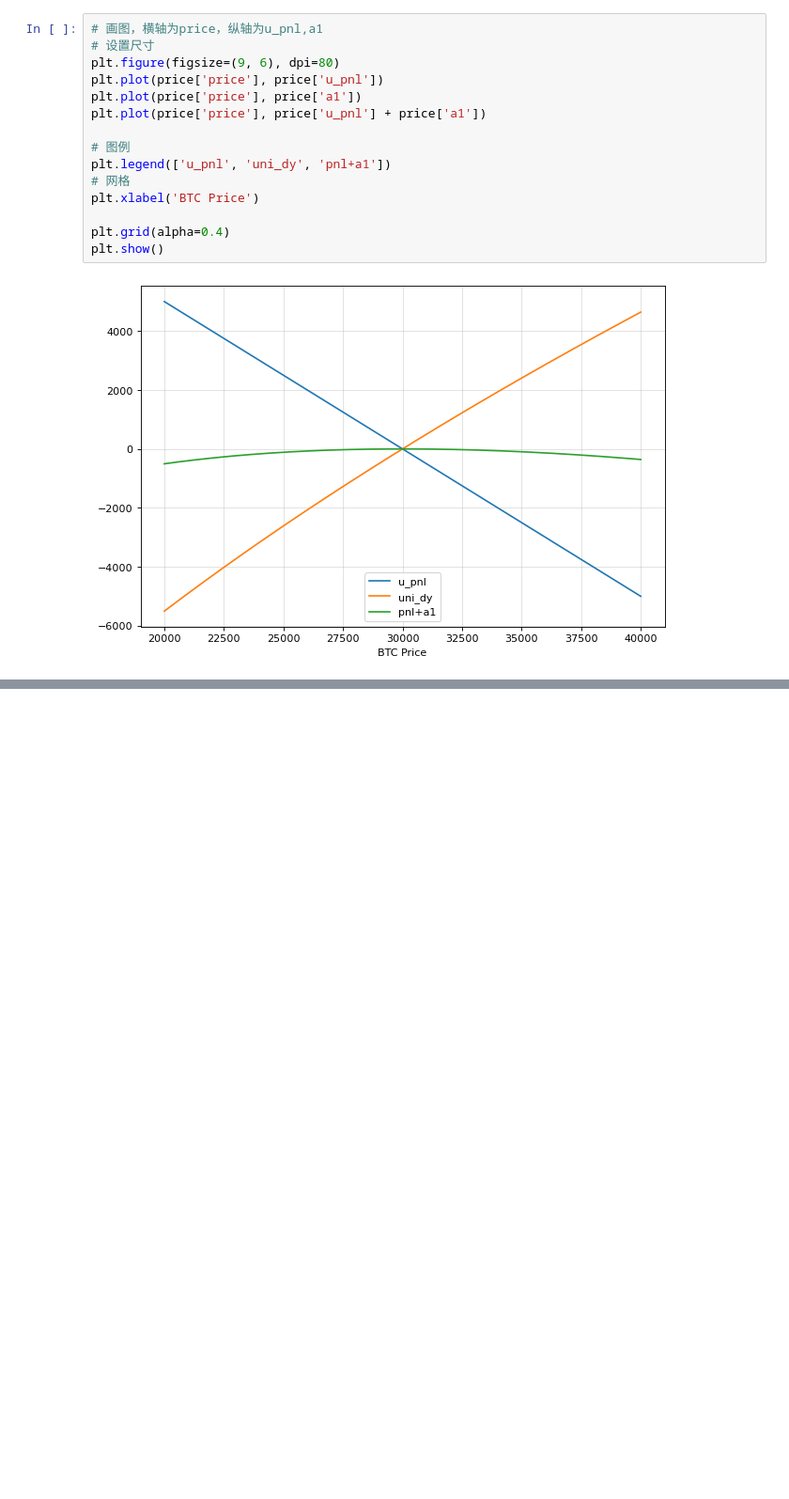
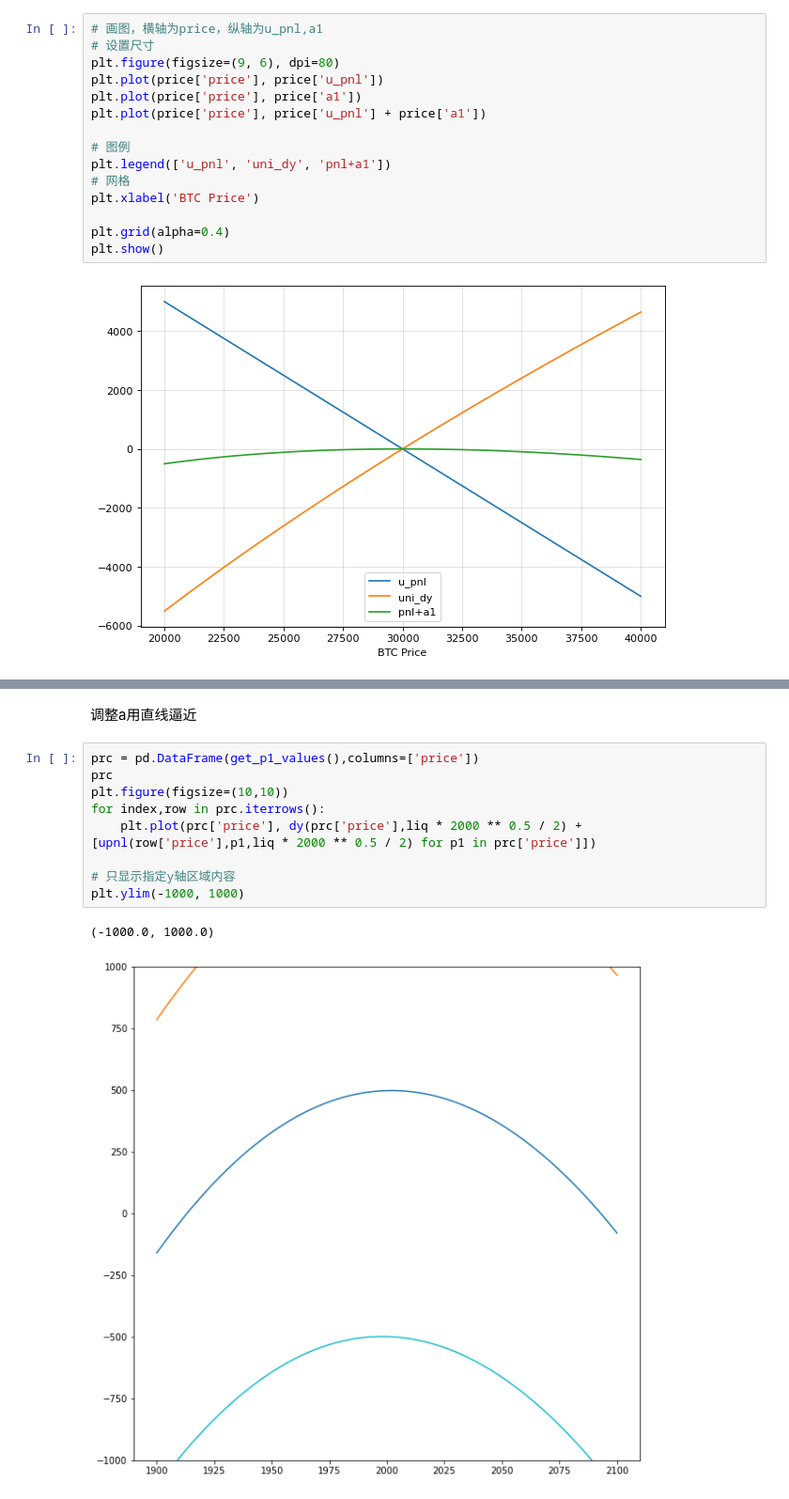
Before and after one commit to hanksong/hft_intern, a Jupyter notebook: 模拟Uni+永续.ipynb, the cells around one changed output, grey strips where cells are left out. Shown at 94% size. Saved outputs shown, nothing was run; the diff lists cells and outputs as text; blank space fills up the shorter version.

```diff
--- a/模拟Uni+永续.ipynb
+++ b/模拟Uni+永续.ipynb
@@ -203,0 +214,14 @@ plt.plot(get_p1_values(), all_pnl)
+# %% [markdown]
+调整a用直线逼近
+# %%
+prc = pd.DataFrame(get_p1_values(),columns=['price'])
+prc
+plt.figure(figsize=(10,10))
+for index,row in prc.iterrows():
+    plt.plot(prc['price'], dy(prc['price'],liq * 2000 ** 0.5 / 2) + [upnl(row['price'],p1,liq * 2000 ** 0.5 / 2) for p1 in prc['price']])
+
+# 只显示指定y轴区域内容
+plt.ylim(-1000, 1000)
+# %% [output]
+(-1000.0, 1000.0)
+[figure, added]
```
Also changed, not shown: parts of 12 cells of this notebook, 1 other file.
